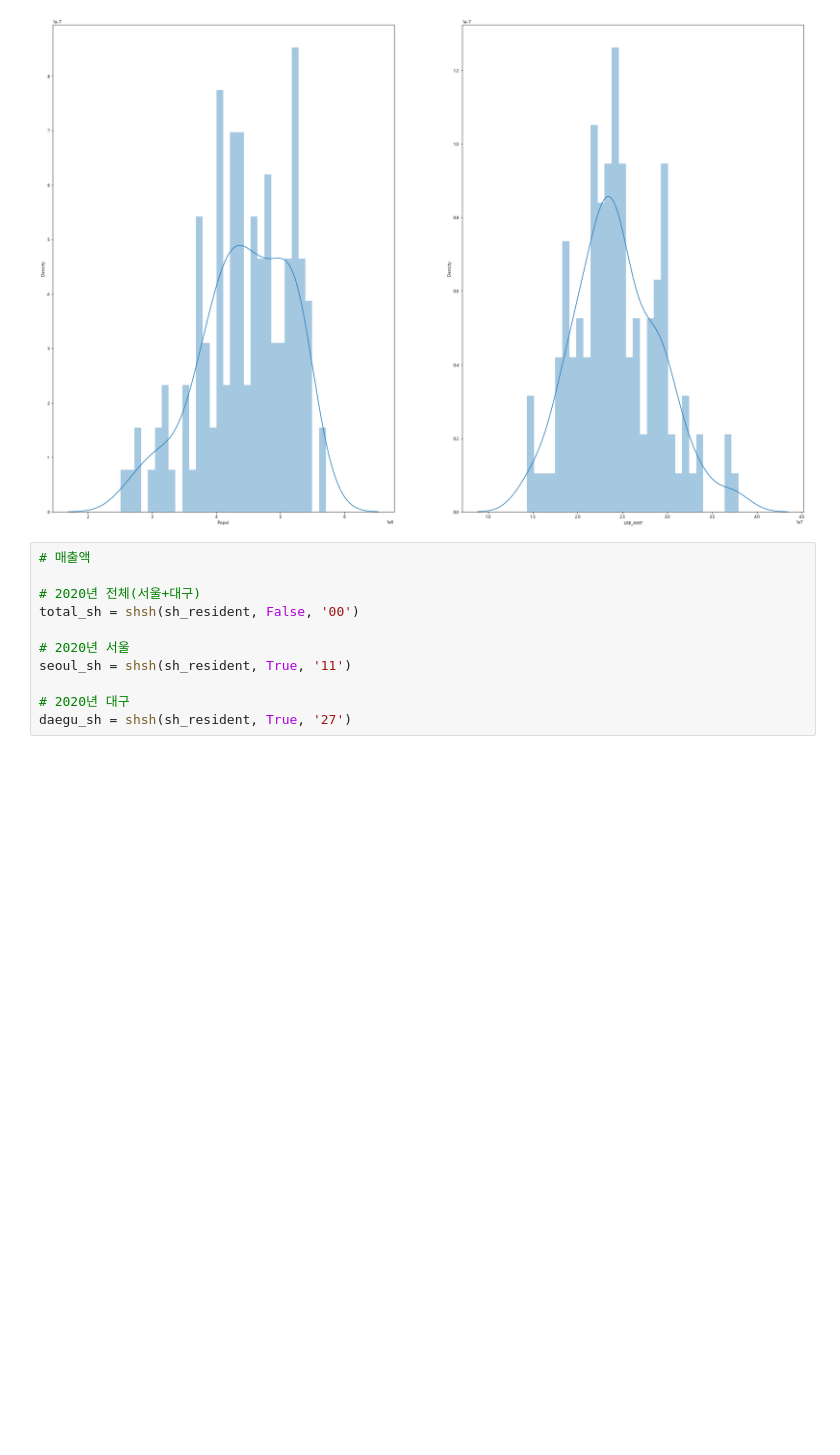
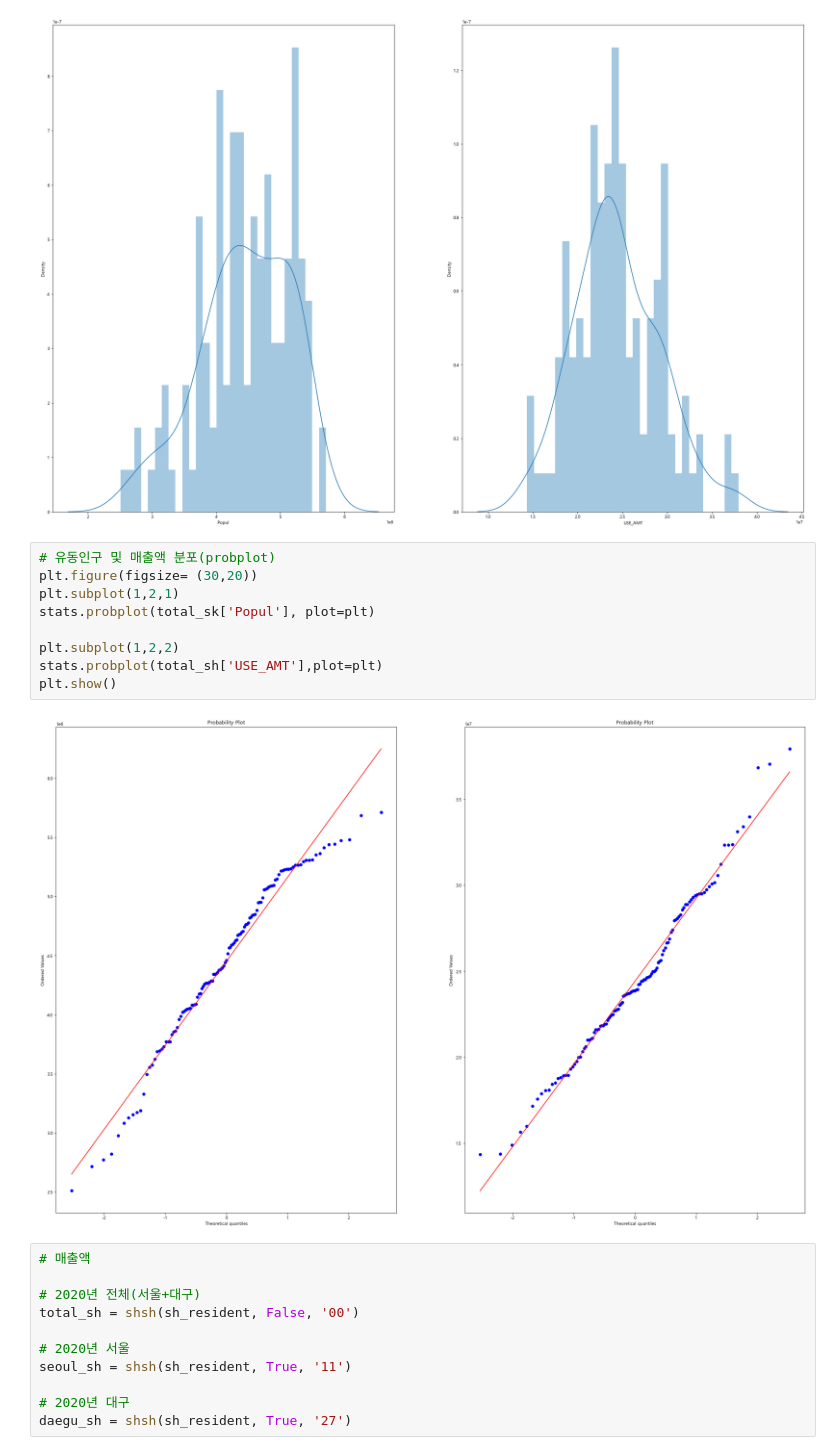
Before and after one commit to Lee-JeongMin/Bigcontest2020, a Jupyter notebook: Scoring/20200912_SH_Interval_score_transformation.ipynb, the cells around one changed output. Drawn from its saved outputs; the diff is of its cells as text; blank space fills up the shorter version.

```diff
--- a/Scoring/20200912_SH_Interval_score_transformation.ipynb
+++ b/Scoring/20200912_SH_Interval_score_transformation.ipynb
@@ -235,6 +252,17 @@ sns.distplot(total_sh['USE_AMT'],bins= 30)
 plt.show()
 # %% [output]
 [figure]
+# %%
+# 유동인구 및 매출액 분포(probplot)
+plt.figure(figsize= (30,20))
+plt.subplot(1,2,1)
+stats.probplot(total_sk['Popul'], plot=plt)
+
+plt.subplot(1,2,2)
+stats.probplot(total_sh['USE_AMT'],plot=plt)
+plt.show()
+# %% [output]
+[figure, added]
 # %%
 # 매출액
 
```
Also changed, not shown: parts of 3 cells of this notebook, 1 other file.
